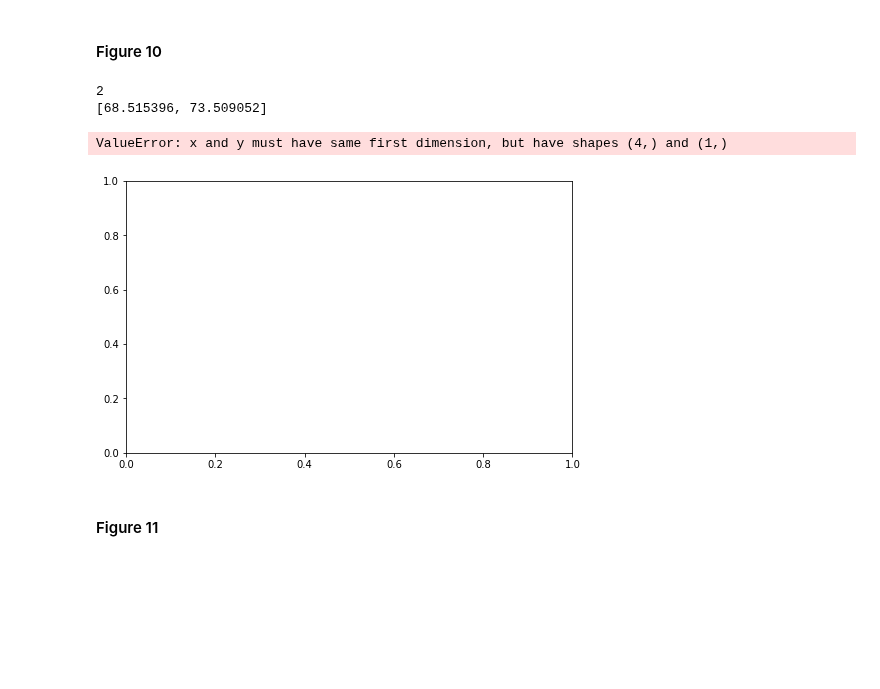
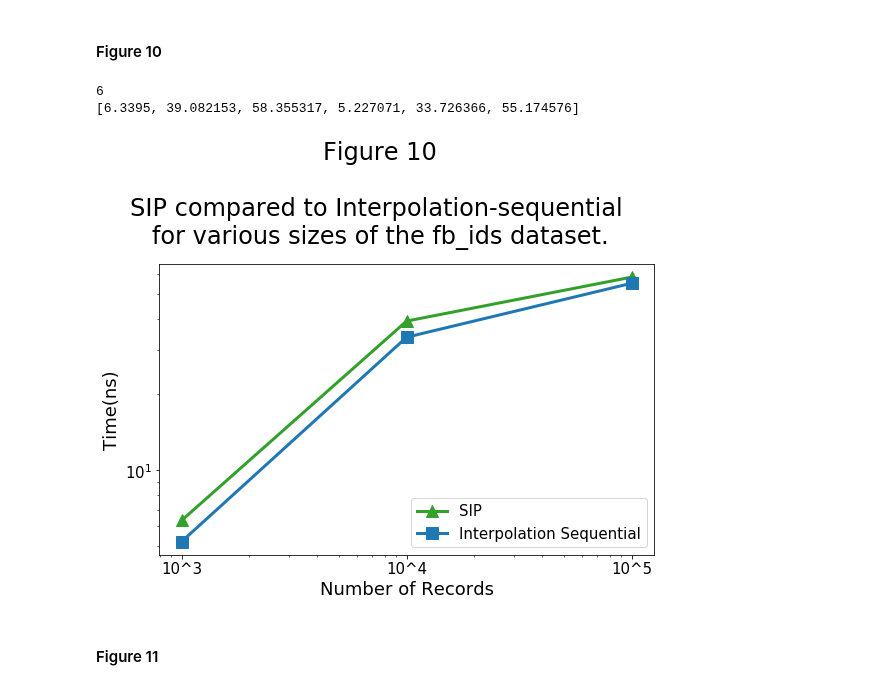
Before and after one commit to UWHustle/Efficiently-Searching-In-Memory-Sorted-Arrays, a Jupyter notebook: reproduce_experiments/CreateFigures.ipynb, the cells around one changed output. Saved outputs shown, nothing was run; the diff lists cells and outputs as text; code cells hidden in the pictures; blank space fills up the shorter version.

```diff
--- a/reproduce_experiments/CreateFigures.ipynb
+++ b/reproduce_experiments/CreateFigures.ipynb
@@ -485,16 +485,16 @@ for i in datasetSizes:
 
 figs, axs = plt.subplots(2,4,figsize=(20,10))
 for i in range(0, len(shapes)):
-    axs[0,i].plot(datasetSizesPlot, perPlot[i][0],  color=green,marker="s", markersize=12, linewidth=3, label="BS")
-    axs[0,i].plot(datasetSizesPlot, perPlot[i][1],  color=blue,marker="^", markersize=12, linewidth=3, label="TIP")
+    axs[0,i].plot(datasetSizesPlot, perPlot[i][0],  color=green,marker="o", markersize=12, linewidth=3, label="BS")
+    axs[0,i].plot(datasetSizesPlot, perPlot[i][1],  color=blue,marker="s", markersize=12, linewidth=3, label="TIP")
     axs[0,i].set_xscale('log')
     axs[0,i].set_xticks([10**i for i in datasetSizes] )
     axs[0,i].set_xticklabels(["10^"+str(i) for i in datasetSizes], size=15)
     axs[0,i].legend(prop={'size': 15}, loc='upper left')
 
 for i in range(0, len(shapes)):
-    axs[1,i].plot(datasetSizesPlot, perPlot[len(shapes)+i][0],  color=green,marker="s", markersize=12, linewidth=3, label="BS")
-    axs[1,i].plot(datasetSizesPlot, perPlot[len(shapes)+i][1],  color=blue,marker="^", markersize=12, linewidth=3, label="TIP")
+    axs[1,i].plot(datasetSizesPlot, perPlot[len(shapes)+i][0],  color=green,marker="o", markersize=12, linewidth=3, label="BS")
+    axs[1,i].plot(datasetSizesPlot, perPlot[len(shapes)+i][1],  color=blue,marker="s", markersize=12, linewidth=3, label="TIP")
     axs[1,i].set_xlabel('Number of Records', size=18)
     axs[1,i].set_xscale('log')
     axs[1,i].set_xticks([10**i for i in datasetSizes] )
@@ -518,41 +518,40 @@ plt.gcf().savefig('./figures/fig9.pdf', format='pdf', bbox_inches='tight')
 # %%
 tsv="fig10.tsv"
 
-datasetSizes = [3,4,5,6]
+datasetSizes = [3,4,5]
 
 results=get_results(tsv)
 
 # Group by algorithm
 sipResults = results[0:(len(results)//2)]
 isseqResults = results[(len(results)//2):len(results)]
 
 
 fig, ax = plt.subplots(figsize=(8,5))
 
 plt.plot([10**i for i in datasetSizes], sipResults, color=green,marker="^", markersize=12, linewidth=3, label="SIP")
 plt.plot([10**i for i in datasetSizes], isseqResults, color=blue,marker="s", markersize=12, linewidth=3, label="Interpolation Sequential")
 
 ax.set_ylabel('Time(ns)', size=18)
 ax.set_xlabel('Number of Records', size=18)
 ax.set_xscale('log')
 ax.set_yscale('log')
 
 # Set the position of the x ticks
 ax.set_xticks([10**i for i in datasetSizes] )
 ax.set_xticklabels(["10^"+str(i) for i in datasetSizes], size=15)
 ax.tick_params(axis='y', labelsize=15)
 
 # Adding the legend and showing the plot
 plt.legend(prop={'size': 15}, loc='lower right')
 caption = "Figure 10\n\nSIP compared to Interpolation-sequential \nfor various sizes of the fb_ids dataset."
 fig.suptitle(caption, fontsize=24, x=0.5, y=1.3)
 plt.tight_layout()
 plt.gcf().savefig('./figures/fig10.pdf', format='pdf',bbox_inches='tight')
 # %% [output]
-2
-[68.515396, 73.509052]
+6
+[6.3395, 39.082153, 58.355317, 5.227071, 33.726366, 55.174576]
-ValueError: x and y must have same first dimension, but have shapes (4,) and (1,)
-[figure, old version]
+[figure, new version]
 # %% [markdown]
 #### Figure 11
 # %%
```
Also changed, not shown: parts of 2 cells of this notebook, 2 other files.
